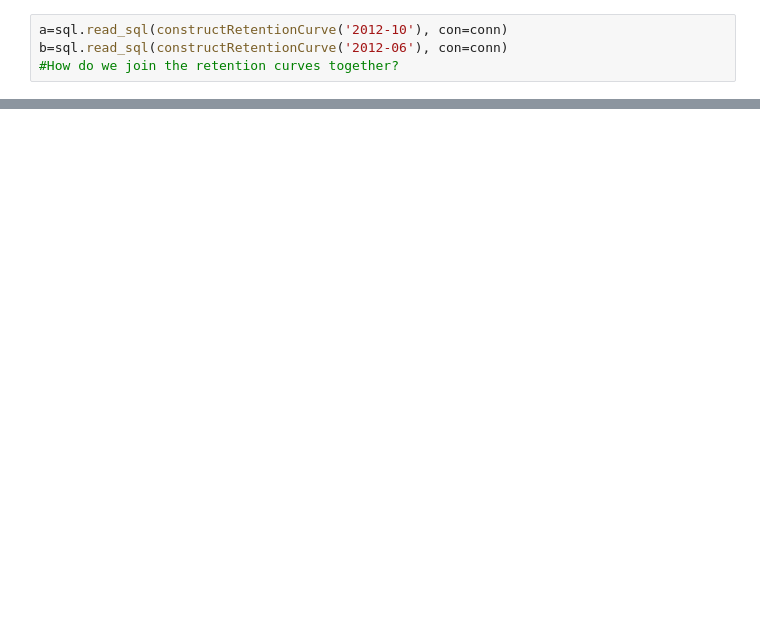
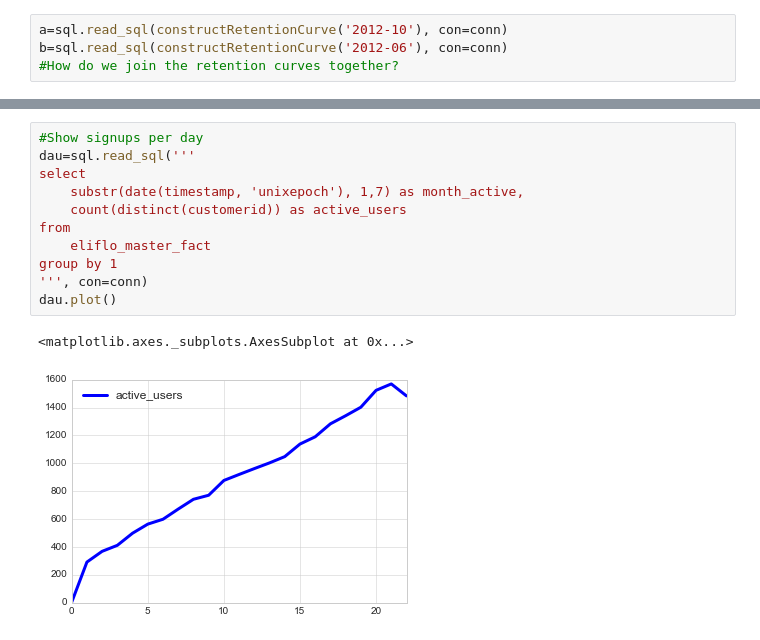
Before and after one commit to thevioletpiece/data_science_tools, a Jupyter notebook: databases/eliflo.ipynb, the cells around one changed output, grey strips where cells are left out. Cells and saved outputs as stored; diff of their text form; blank space fills up the shorter version.

```diff
--- a/databases/eliflo.ipynb
+++ b/databases/eliflo.ipynb
@@ -284,0 +372,14 @@ b=sql.read_sql(constructRetentionCurve('2012-06'), con=conn)
+# %%
+#Show signups per day
+dau=sql.read_sql('''
+select
+    substr(date(timestamp, 'unixepoch'), 1,7) as month_active,
+    count(distinct(customerid)) as active_users
+from
+    eliflo_master_fact
+group by 1
+''', con=conn)
+dau.plot()
+# %% [output]
+<matplotlib.axes._subplots.AxesSubplot at 0x...>
+[figure, added]
```
Also changed, not shown: parts of 22 cells of this notebook, 5 other files.
